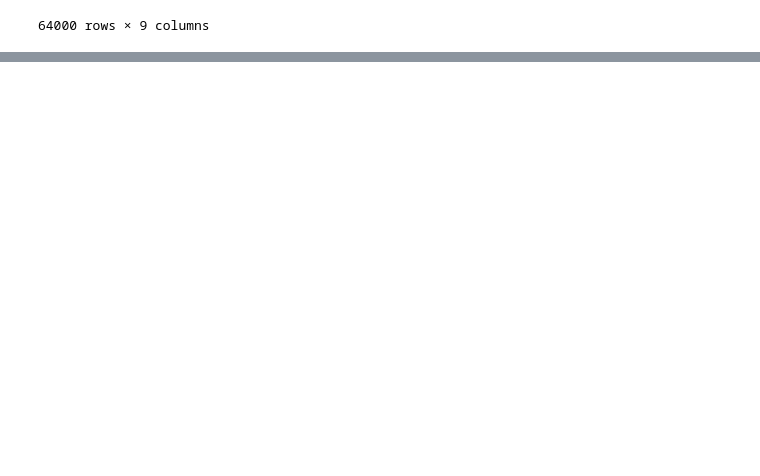
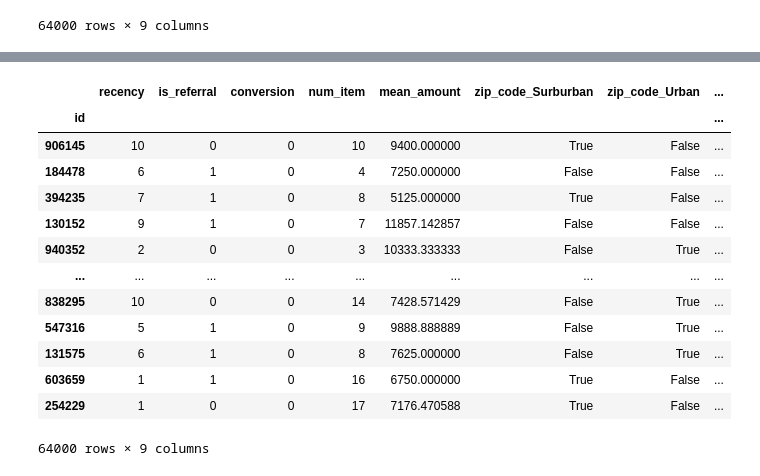
Before and after one commit to haram4th/fintech_pm_data_science, a Jupyter notebook: 06machine_learning/09쇼핑몰_프로모션_효율예측분석_KNN,SVM_SMOTE_RandCV.ipynb, the cells around one changed output, grey strips where cells are left out. Drawn from its saved outputs; the diff is of its cells as text; code cells hidden in the pictures; blank space fills up the shorter version.

```diff
--- a/06machine_learning/09쇼핑몰_프로모션_효율예측분석_KNN,SVM_SMOTE_RandCV.ipynb
+++ b/06machine_learning/09쇼핑몰_프로모션_효율예측분석_KNN,SVM_SMOTE_RandCV.ipynb
@@ -361,0 +485,3 @@ data
+# %%
+data = data.drop(['total_amount', 'frequency'], axis=1)
+data
@@ -361,0 +503,18 @@ data
+# %%
+data = pd.get_dummies(data, drop_first=True)
+data
+# %% [output]
+|  | recency | is_referral | conversion | num_item | mean_amount | zip_code_Surburban | zip_code_Urban | ... |
+| id |  |  |  |  |  |  |  | ... |
+| 906145 | 10 | 0 | 0 | 10 | 9400.000000 | True | False | ... |
+| 184478 | 6 | 1 | 0 | 4 | 7250.000000 | False | False | ... |
+| 394235 | 7 | 1 | 0 | 8 | 5125.000000 | True | False | ... |
+| 130152 | 9 | 1 | 0 | 7 | 11857.142857 | False | False | ... |
+| 940352 | 2 | 0 | 0 | 3 | 10333.333333 | False | True | ... |
+| ... | ... | ... | ... | ... | ... | ... | ... | ... |
+| 838295 | 10 | 0 | 0 | 14 | 7428.571429 | False | True | ... |
+| 547316 | 5 | 1 | 0 | 9 | 9888.888889 | False | True | ... |
+| 131575 | 6 | 1 | 0 | 8 | 7625.000000 | False | True | ... |
+| 603659 | 1 | 1 | 0 | 16 | 6750.000000 | True | False | ... |
+| 254229 | 1 | 0 | 0 | 17 | 7176.470588 | True | False | ... |
+64000 rows × 9 columns
```
Also changed, not shown: parts of 37 cells of this notebook.
